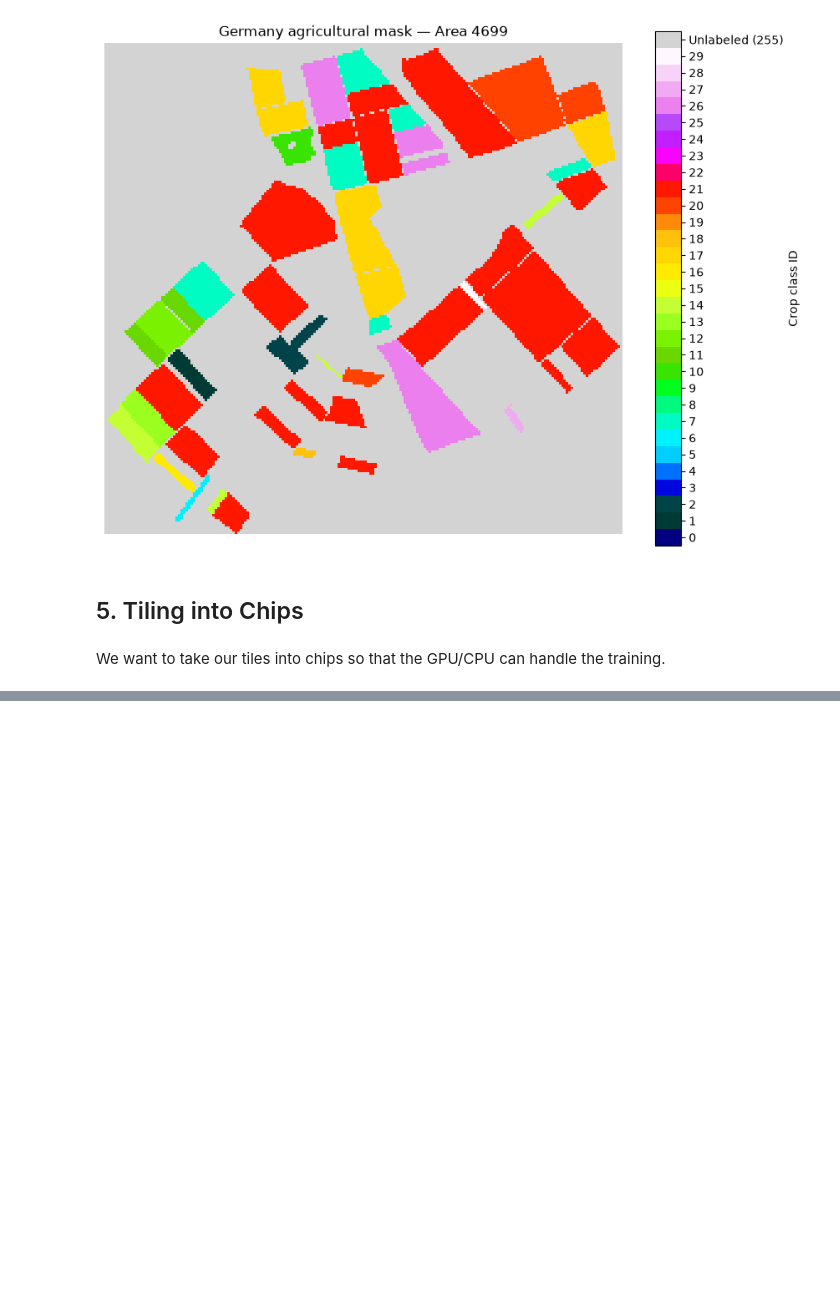
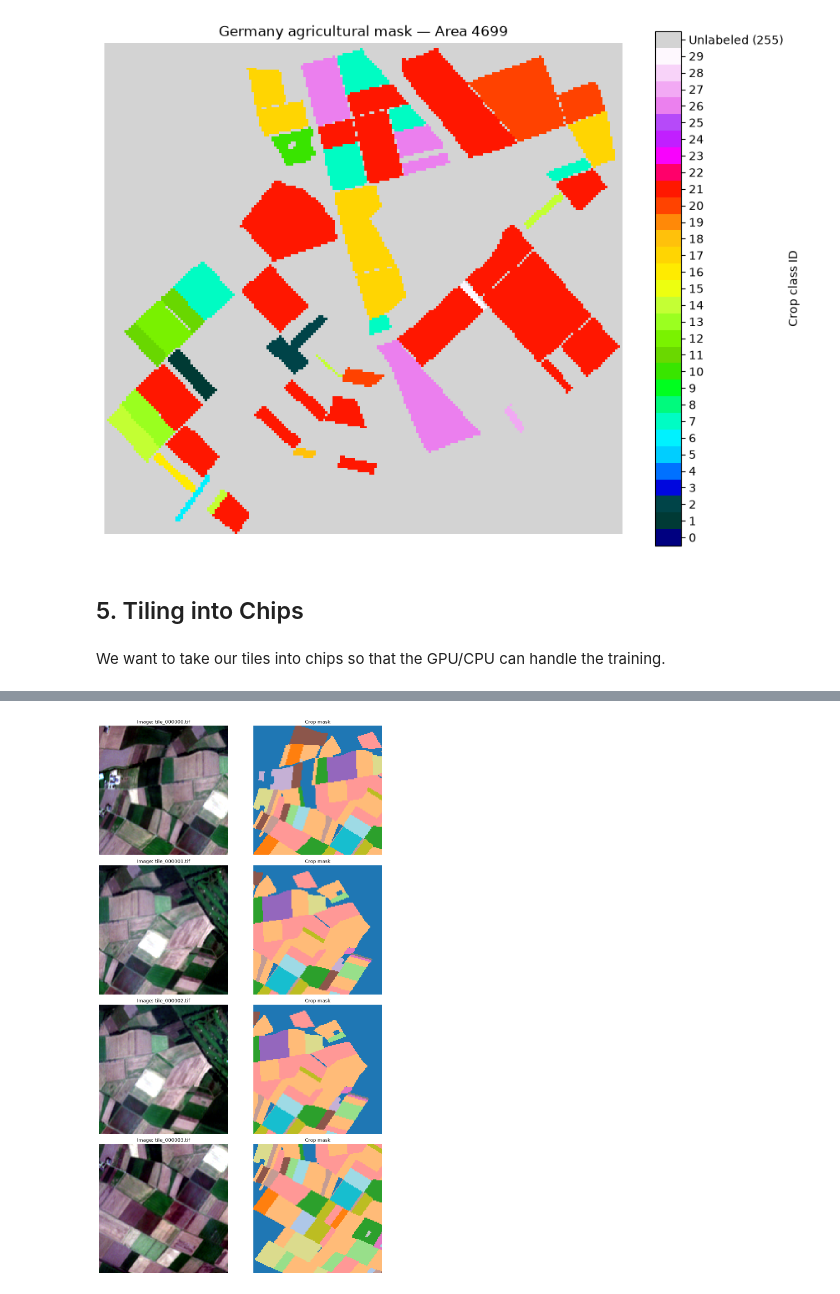
Before and after one commit to staehelinhenrimax-droid/European-Spectral-Crop-Identification, a Jupyter notebook: notebooks/Data_load_preprocessing.ipynb, the cells around one changed output, grey strips where cells are left out. Cells and saved outputs as stored; diff of their text form; code cells hidden in the pictures; blank space fills up the shorter version.

```diff
--- a/notebooks/Data_load_preprocessing.ipynb
+++ b/notebooks/Data_load_preprocessing.ipynb
@@ -1024,0 +1067,52 @@ tiles = geoai.export_geotiff_tiles(
+# %%
+from pathlib import Path
+import rasterio
+import numpy as np
+import matplotlib.pyplot as plt
+
+tiles_dir = Path("../data/processed/tiles")
+images_dir = tiles_dir / "images"
+labels_dir = tiles_dir / "labels"
+
+image_paths = sorted(images_dir.glob("*.tif"))
+
+fig, axes = plt.subplots(4, 2, figsize=(12, 20))
+
+for i, image_path in enumerate(image_paths[:4]):
+    # Find matching label tile
+    label_path = labels_dir / image_path.name
+
+    with rasterio.open(image_path) as src:
+        image = src.read()
+
+    # Read matching mask, if present
+    if label_path.exists():
+        with rasterio.open(label_path) as src:
+            mask = src.read(1)
+    else:
+        print(f"Missing mask: {label_path}")
+        continue
+
+    # Sentinel-2 bands assumed to be B2, B3, B4, B8
+    rgb = np.stack([image[2], image[1], image[0]], axis=-1).astype(np.float32)
+
+    # Contrast stretch for visualization only
+    for c in range(3):
+        low, high = np.percentile(rgb[:, :, c], [2, 98])
+        if high > low:
+            rgb[:, :, c] = np.clip(
+                (rgb[:, :, c] - low) / (high - low), 0, 1
+            )
+
+    axes[i, 0].imshow(rgb)
+    axes[i, 0].set_title(f"Image: {image_path.name}")
+    axes[i, 0].axis("off")
+
+    axes[i, 1].imshow(mask, cmap="tab20", interpolation="nearest")
+    axes[i, 1].set_title("Crop mask")
+    axes[i, 1].axis("off")
+
+plt.tight_layout()
+plt.show()
+# %% [output]
+[figure, added]
```
Also changed, not shown: parts of 16 cells of this notebook.
